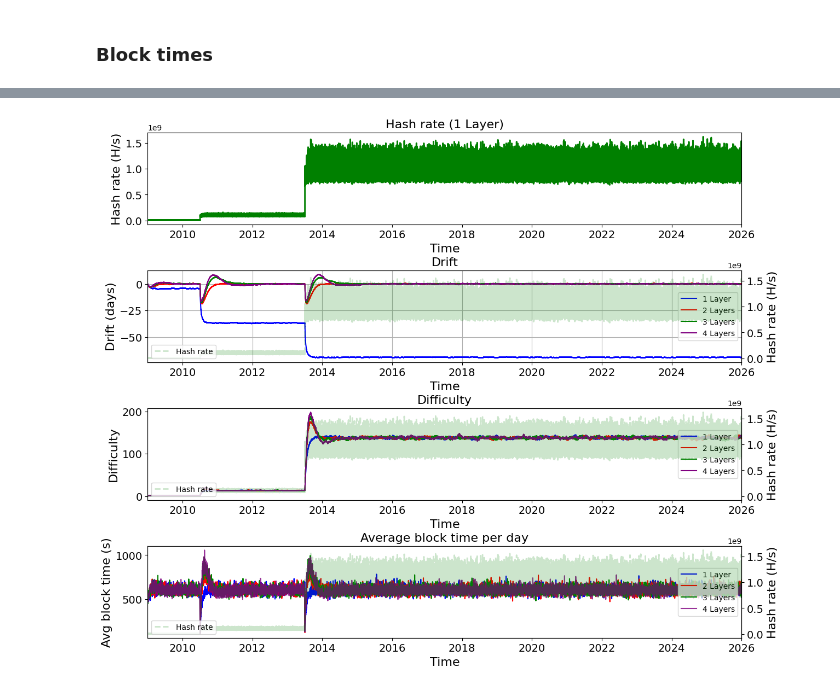
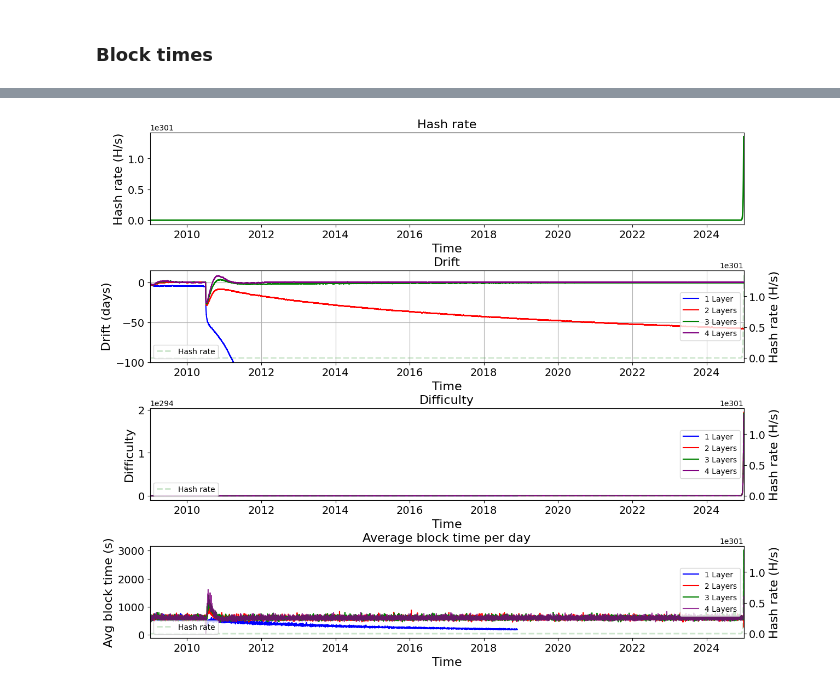
Before and after one commit to demKyr/BCH-DAA-2, a Jupyter notebook: visualisation.ipynb, the cells around one changed output, grey strips where cells are left out. Saved outputs shown, nothing was run; the diff lists cells and outputs as text; code cells hidden in the pictures.

```diff
--- a/visualisation.ipynb
+++ b/visualisation.ipynb
@@ -289,11 +215,14 @@ plt.show()
 # %%
-start_date = min(df_1_layer['median_time'])
-end_date = max(df_1_layer['median_time'])
+# start_date = pd.Timestamp('2010-07-01')
+# end_date = pd.Timestamp('2012-01-01')
+start_date = min(df_2_layer['median_time'])
+end_date = max(df_2_layer['median_time'])
 
 fig, axs = plt.subplots(4, 1, figsize=(14, 12))
 
-axs[0].plot(df_1_layer['median_time'], df_1_layer['real_hash_rate'], color='green', linewidth=2)
-axs[0].set_title('Hash rate (1 Layer)', fontsize=16)
+# BE CAREFUL WITH THIS, DIFFERENT LAYERS MAY HAVE DIFFERENT TIME RANGES
+axs[0].plot(df_4_layer['median_time'], df_4_layer['real_hash_rate'], color='green', linewidth=2)
+axs[0].set_title('Hash rate', fontsize=16)
 axs[0].set_xlabel('Time', fontsize=16)
 axs[0].set_ylabel('Hash rate (H/s)', fontsize=16)
 axs[0].set_xlim(start_date, end_date)
@@ -315,8 +244,8 @@ axs[1].tick_params(axis='both', which='major', labelsize=14)
 axs[1].legend(loc='center right')
 axs[1].grid()
 axs[1].set_xlim(start_date, end_date)
-# axs[1].set_ylim(-5, 5)
-ax2_1.plot(df_1_layer['median_time'], df_1_layer['real_hash_rate'], color='green', label='Hash rate', linestyle='--', alpha=0.2, linewidth=2)
+axs[1].set_ylim(-100, 15) # changes the scale of the y-axis
+ax2_1.plot(df_4_layer['median_time'], df_4_layer['real_hash_rate'], color='green', label='Hash rate', linestyle='--', alpha=0.2, linewidth=2)
 ax2_1.set_ylabel('Hash rate (H/s)', fontsize=16)
 ax2_1.tick_params(axis='both', which='major', labelsize=14)
 ax2_1.legend(loc='lower left')
@@ -327,33 +256,33 @@ axs[2].plot(df_2_layer['median_time'], df_2_layer['difficulty'], color='red', la
 axs[2].plot(df_3_layer['median_time'], df_3_layer['difficulty'], color='green', label='3 Layers')
 axs[2].plot(df_4_layer['median_time'], df_4_layer['difficulty'], color='purple', label='4 Layers')
 axs[2].set_title('Difficulty', fontsize=16)
 axs[2].set_xlabel('Time', fontsize=16)
 axs[2].set_ylabel('Difficulty', fontsize=16)
 axs[2].tick_params(axis='both', which='major', labelsize=14)
 axs[2].legend(loc='center right')
 axs[2].set_xlim(start_date, end_date)
-ax2_2.plot(df_1_layer['median_time'], df_1_layer['real_hash_rate'], color='green', label='Hash rate', linestyle='--', alpha=0.2, linewidth=2)
+ax2_2.plot(df_4_layer['median_time'], df_4_layer['real_hash_rate'], color='green', label='Hash rate', linestyle='--', alpha=0.2, linewidth=2)
 ax2_2.set_ylabel('Hash rate (H/s)', fontsize=16)
 ax2_2.tick_params(axis='both', which='major', labelsize=14)
 ax2_2.legend(loc='lower left')
 
 # Plot data on axs[3] and ax2_3
 axs[3].plot(q_res_1_layer_avg_block_time['day'], q_res_1_layer_avg_block_time['avg_block_time'], color='blue', label='1 Layer')
 axs[3].plot(q_res_2_layer_avg_block_time['day'], q_res_2_layer_avg_block_time['avg_block_time'], color='red', label='2 Layers')
 axs[3].plot(q_res_3_layer_avg_block_time['day'], q_res_3_layer_avg_block_time['avg_block_time'], color='green', label='3 Layers')
 axs[3].plot(q_res_4_layer_avg_block_time['day'], q_res_4_layer_avg_block_time['avg_block_time'], color='purple', label='4 Layers', alpha=0.8)
 axs[3].set_title('Average block time per day', fontsize=16)
 axs[3].set_xlabel('Time', fontsize=16)
 axs[3].set_ylabel('Avg block time (s)', fontsize=16)
 axs[3].tick_params(axis='both', which='major', labelsize=14)
 axs[3].legend(loc='center right')
 axs[3].set_xlim(start_date, end_date)
-ax2_3.plot(df_1_layer['median_time'], df_1_layer['real_hash_rate'], color='green', label='Hash rate', linestyle='--', alpha=0.2, linewidth=2)
+ax2_3.plot(df_4_layer['median_time'], df_4_layer['real_hash_rate'], color='green', label='Hash rate', linestyle='--', alpha=0.2, linewidth=2)
 ax2_3.set_ylabel('Hash rate (H/s)', fontsize=16)
 ax2_3.tick_params(axis='both', which='major', labelsize=14)
 ax2_3.legend(loc='lower left')
 
 plt.subplots_adjust(hspace=0.5)
 plt.show()
 # %% [output]
-[figure, old version]
+[figure, new version]
```
Also changed, not shown: parts of 9 cells of this notebook, 1 other file.
